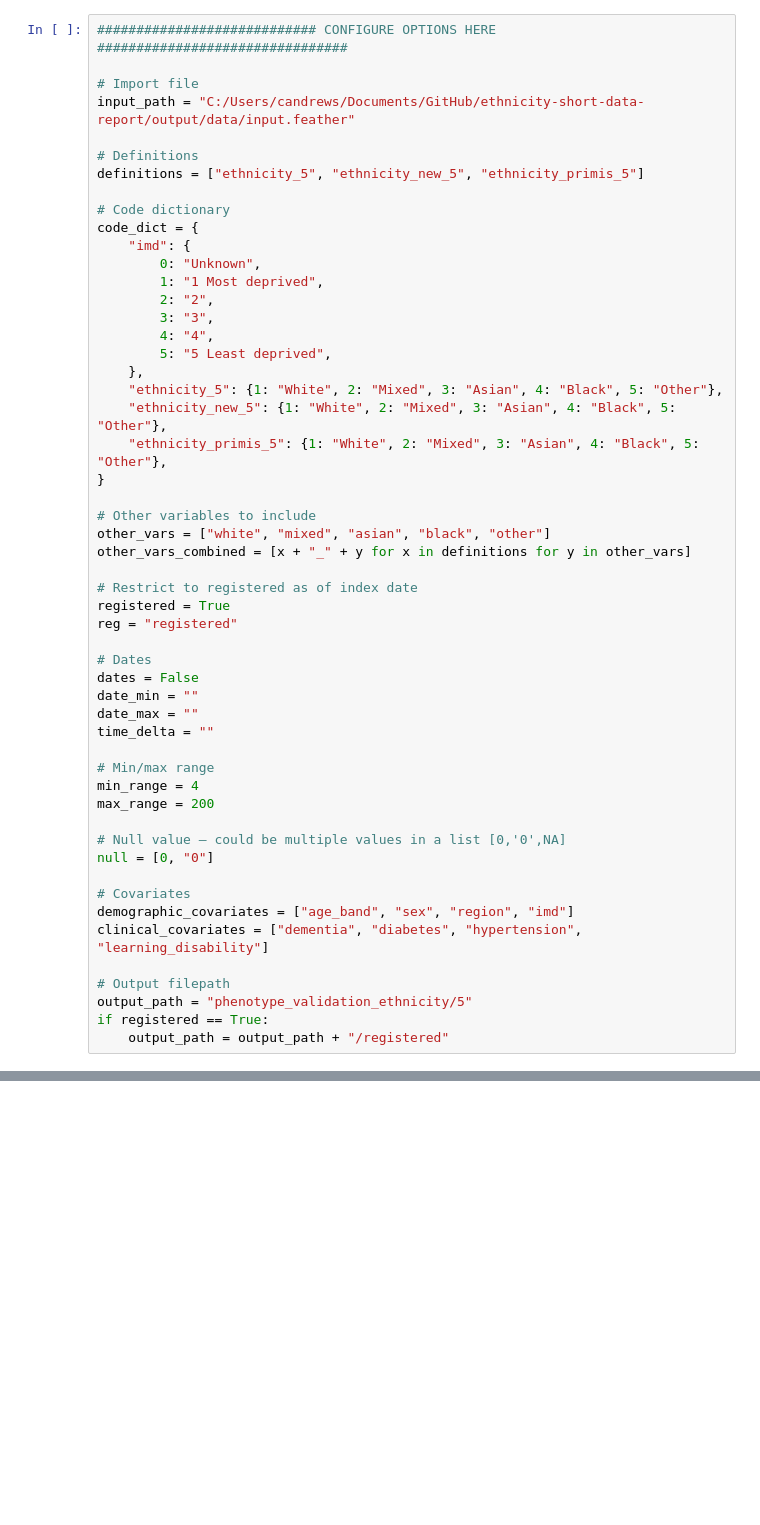
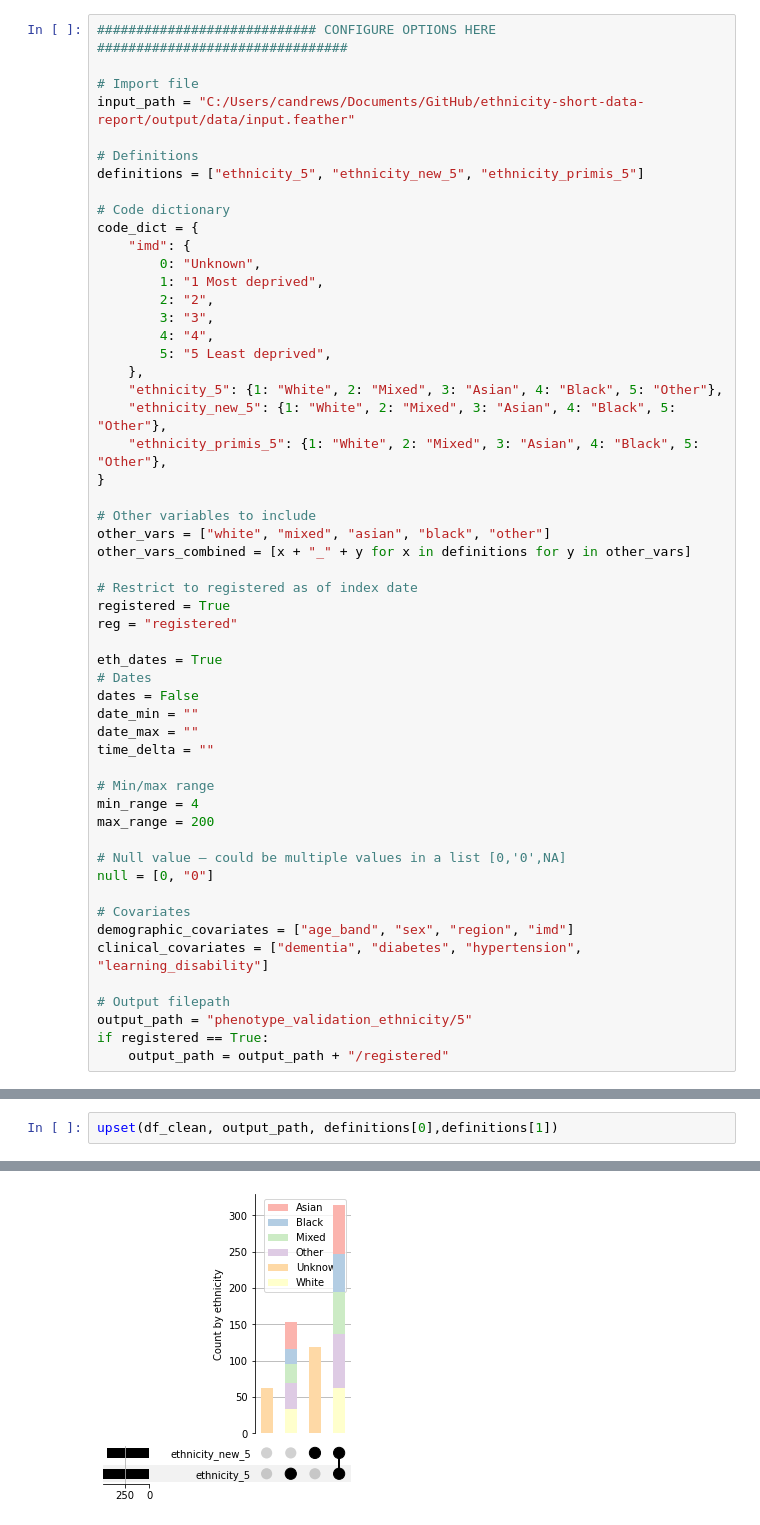
Before and after one commit to opensafely/ethnicity-short-data-report, a Jupyter notebook: notebooks_jupyter/test.ipynb, the cells around one changed output, grey strips where cells are left out. Drawn from its saved outputs; the diff is of its cells as text; blank space fills up the shorter version.

Commit message:
add upset plot

```diff
--- a/notebooks_jupyter/test.ipynb
+++ b/notebooks_jupyter/test.ipynb
@@ -30,6 +30,7 @@ other_vars_combined = [x + "_" + y for x in definitions for y in other_vars]
 registered = True
 reg = "registered"
 
+eth_dates = True
 # Dates
 dates = False
 date_min = ""
@@ -1188,0 +1257,3 @@ display(df_clean)
+# %%
+upset(df_clean, output_path, definitions[0],definitions[1])
+# %% [output]
@@ -1188,0 +1301 @@ display(df_clean)
+[figure, added]
```
Also changed, not shown: parts of 5 cells of this notebook, 5 other files.
